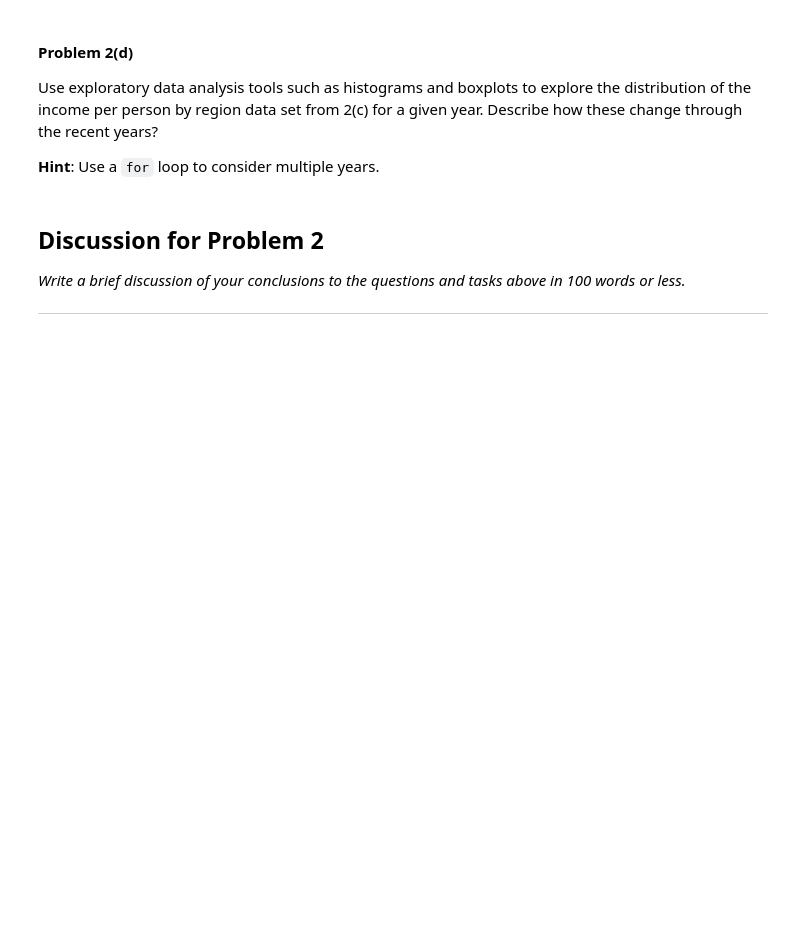
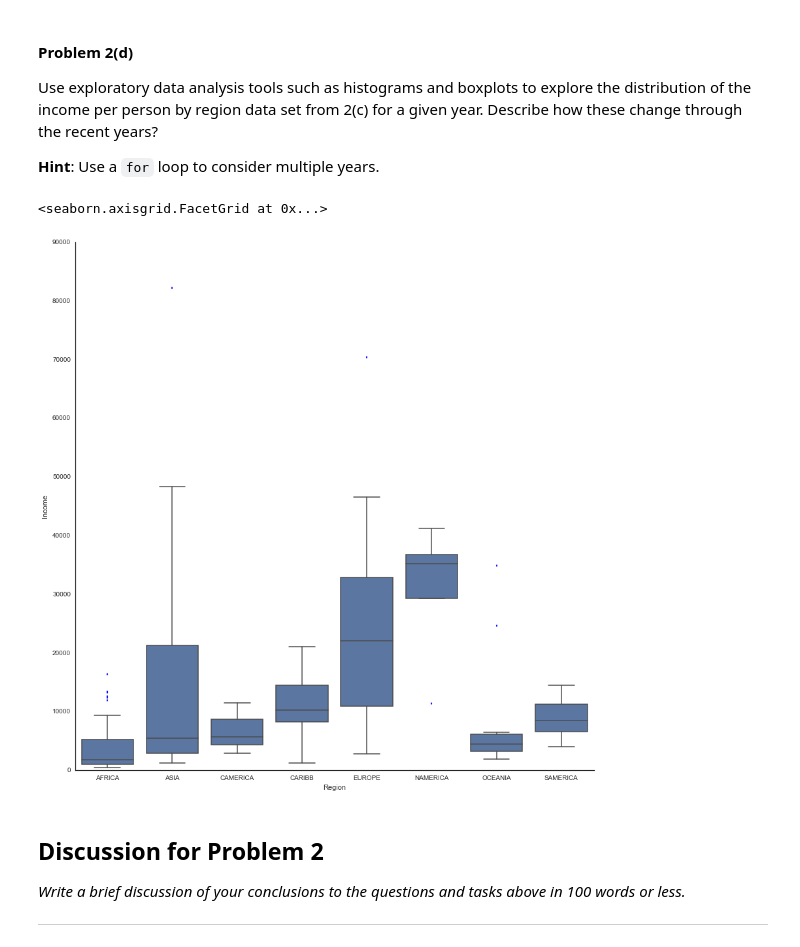
Before and after one commit to SurShank/cs109-1, a Jupyter notebook: HW1.ipynb, the cells around one changed output. Drawn from its saved outputs; the diff is of its cells as text; code cells hidden in the pictures; blank space fills up the shorter version.

```diff
--- a/HW1.ipynb
+++ b/HW1.ipynb
@@ -323,4 +413,9 @@ Example
 -------
 >>> mergeByYear(2010)
 """
-#your code here
+def mergeByYear(year):
+    df = income.T.reset_index()[['country', 'continent', '2010']]
+    df.columns = ['Country', 'Region', 'Income']
+    return df
+
+mergeByYear(2010).head()
@@ -335,3 +435,8 @@ Use exploratory data analysis tools such as histograms and boxplots to explore t
+# %%
+sns.factorplot('Region', 'Income', data=mergeByYear(2010), kind='box', size=12)
+# %% [output]
+<seaborn.axisgrid.FacetGrid at 0x...>
+[figure, added]
 # %% [markdown]
 ## Discussion for Problem 2
 
```
Also changed, not shown: parts of 19 cells of this notebook, 1 other file.
